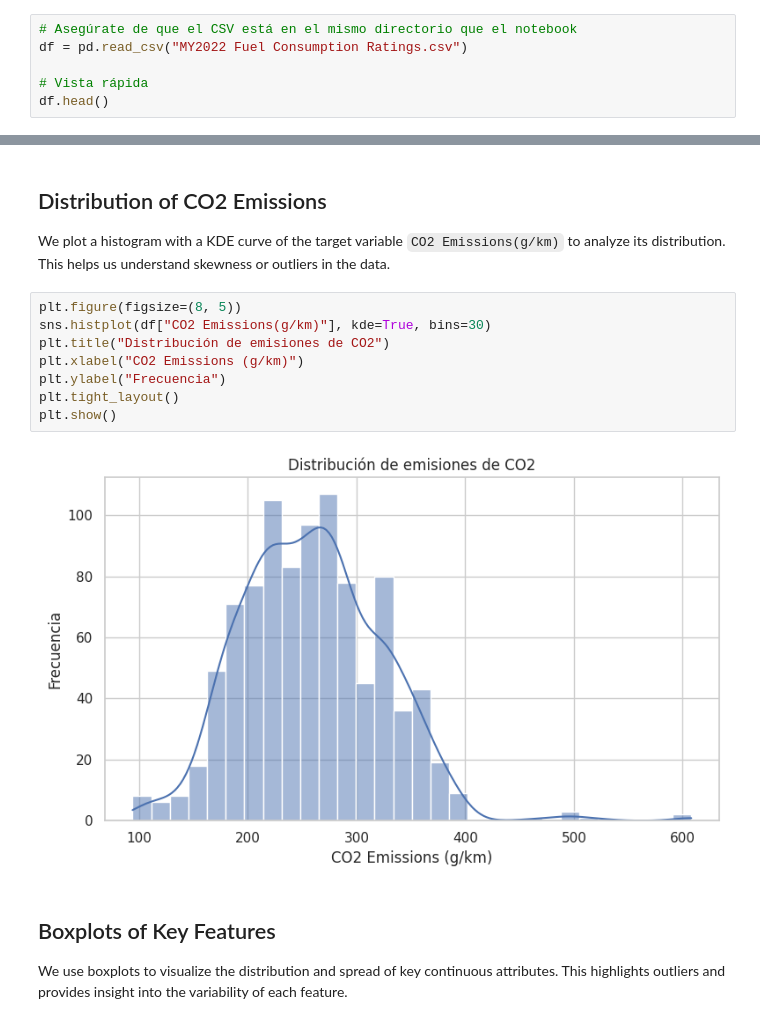
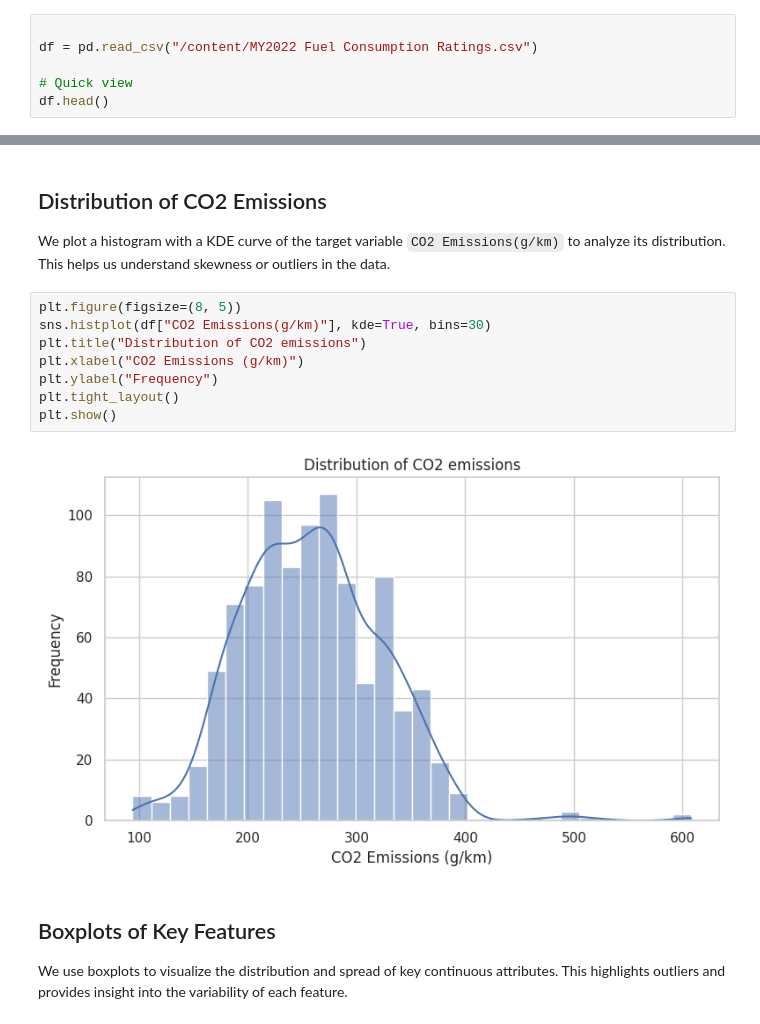
Before and after one commit to martavidal17/DM_project, a Jupyter notebook: Fuel_Consuption.ipynb, the cells around one changed output, grey strips where cells are left out. Saved outputs shown, nothing was run; the diff lists cells and outputs as text.

```diff
--- a/Fuel_Consuption.ipynb
+++ b/Fuel_Consuption.ipynb
@@ -35,10 +35,10 @@ sns.set(style='whitegrid')
 
 We begin by importing the dataset and displaying the first few rows. This helps to understand the structure and the types of attributes we are dealing with.
 # %%
-# Asegúrate de que el CSV está en el mismo directorio que el notebook
-df = pd.read_csv("MY2022 Fuel Consumption Ratings.csv")
 
-# Vista rápida
+df = pd.read_csv("/content/MY2022 Fuel Consumption Ratings.csv")
+
+# Quick view
 df.head()
 # %% [output]
 |  | Model Year | Make | Model | Vehicle Class | Engine Size(L) | Cylinders | Transmission | Fuel Type | ... |
@@ -86,13 +86,13 @@ We plot a histogram with a KDE curve of the target variable `CO2 Emissions(g/km)
 # %%
 plt.figure(figsize=(8, 5))
 sns.histplot(df["CO2 Emissions(g/km)"], kde=True, bins=30)
-plt.title("Distribución de emisiones de CO2")
+plt.title("Distribution of CO2 emissions")
 plt.xlabel("CO2 Emissions (g/km)")
-plt.ylabel("Frecuencia")
+plt.ylabel("Frequency")
 plt.tight_layout()
 plt.show()
 # %% [output]
-[figure, old version]
+[figure, new version]
 # %% [markdown]
 ## Boxplots of Key Features
 
```
Also changed, not shown: parts of 9 cells of this notebook, 4 other files.
